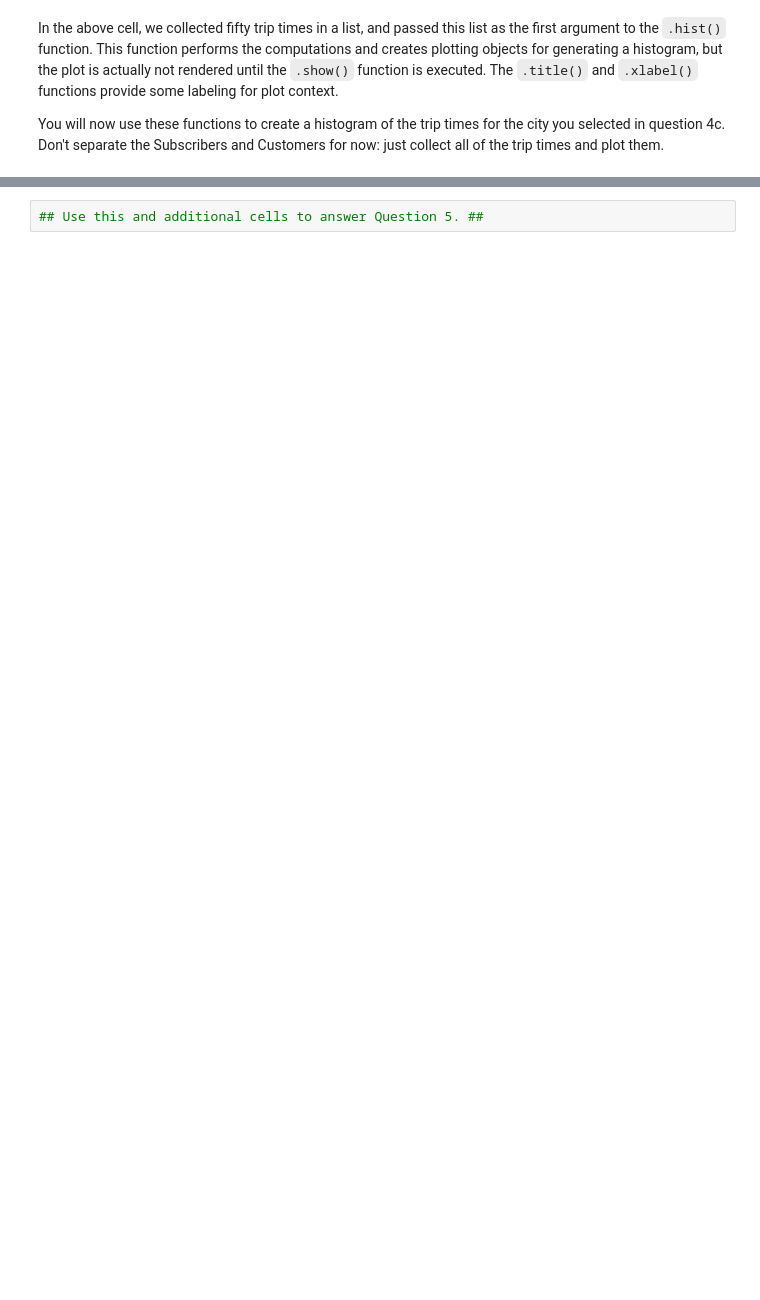
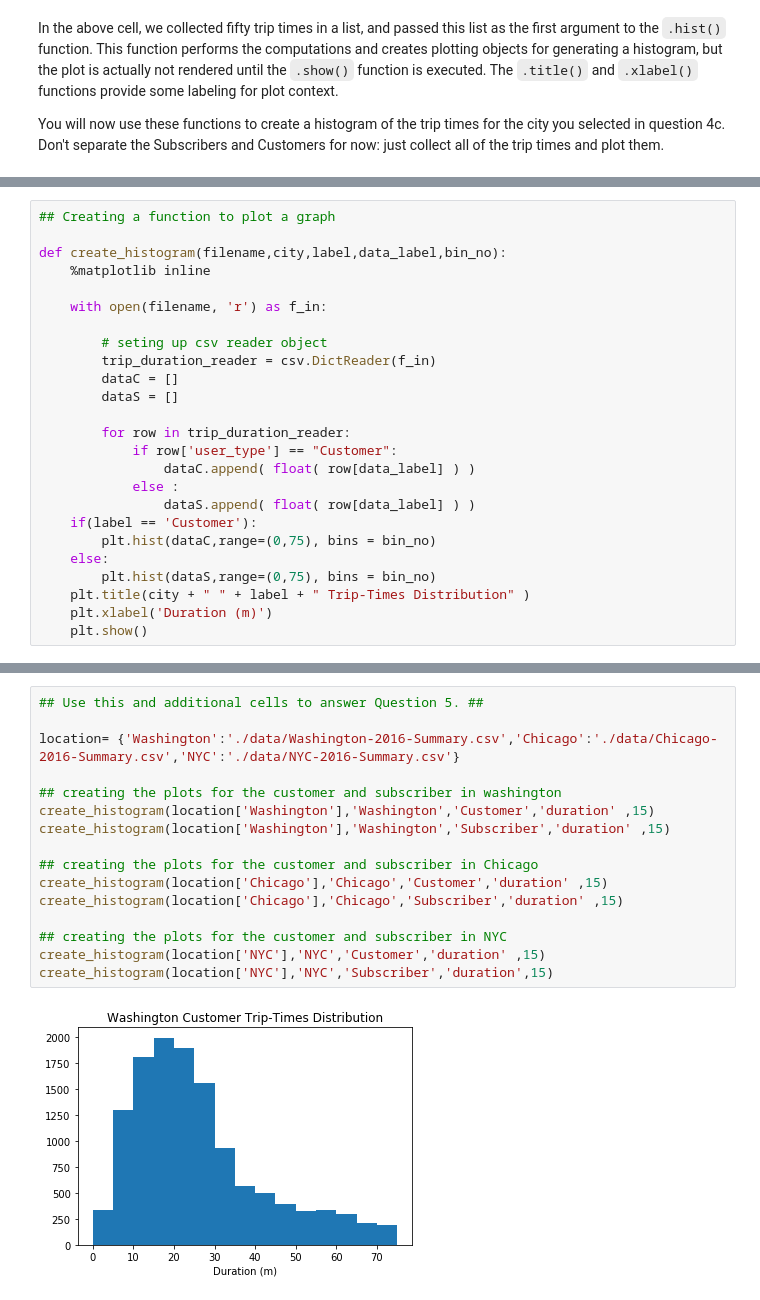
Before and after one commit to drkkgy/Udacity_Bike_Share_Data_Analysis, a Jupyter notebook: Bike_Share_Analysis.ipynb, the cells around one changed output, grey strips where cells are left out. Drawn from its saved outputs; the diff is of its cells as text; blank space fills up the shorter version.

```diff
--- a/Bike_Share_Analysis.ipynb
+++ b/Bike_Share_Analysis.ipynb
@@ -353,3 +665,28 @@ You will now use these functions to create a histogram of the trip times for the
+# %%
+## Creating a function to plot a graph
+
+def create_histogram(filename,city,label,data_label,bin_no):
+    %matplotlib inline
+
+    with open(filename, 'r') as f_in:
+
+        # seting up csv reader object
+        trip_duration_reader = csv.DictReader(f_in)
+        dataC = []
+        dataS = []
+
+        for row in trip_duration_reader:
+            if row['user_type'] == "Customer":
+                dataC.append( float( row[data_label] ) )
+            else :
+                dataS.append( float( row[data_label] ) )
+    if(label == 'Customer'):
+        plt.hist(dataC,range=(0,75), bins = bin_no)
+    else:
+        plt.hist(dataS,range=(0,75), bins = bin_no)
+    plt.title(city + " " + label + " Trip-Times Distribution" )
+    plt.xlabel('Duration (m)')
+    plt.show()
 # %% [markdown]
 If you followed the use of the `.hist()` and `.show()` functions exactly like in the example, you're probably looking at a plot that's completely unexpected. The plot consists of one extremely tall bar on the left, maybe a very short second bar, and a whole lot of empty space in the center and right. Take a look at the duration values on the x-axis. This suggests that there are some highly infrequent outliers in the data. Instead of reprocessing the data, you will use additional parameters with the `.hist()` function to limit the range of data that is plotted. Documentation for the function can be found [[here]](https://matplotlib.org/devdocs/api/_as_gen/matplotlib.pyplot.hist.html#matplotlib.pyplot.hist).
 
@@ -359,2 +700,18 @@ If you followed the use of the `.hist()` and `.show()` functions exactly like in
-# %%
-## Use this and additional cells to answer Question 5. ##
+# %%
+## Use this and additional cells to answer Question 5. ##
+
+location= {'Washington':'./data/Washington-2016-Summary.csv','Chicago':'./data/Chicago-2016-Summary.csv','NYC':'./data/NYC-2016-Summary.csv'}
+
+## creating the plots for the customer and subscriber in washington
+create_histogram(location['Washington'],'Washington','Customer','duration' ,15)
+create_histogram(location['Washington'],'Washington','Subscriber','duration' ,15)
+
+## creating the plots for the customer and subscriber in Chicago
+create_histogram(location['Chicago'],'Chicago','Customer','duration' ,15)
+create_histogram(location['Chicago'],'Chicago','Subscriber','duration' ,15)
+
+## creating the plots for the customer and subscriber in NYC
+create_histogram(location['NYC'],'NYC','Customer','duration' ,15)
+create_histogram(location['NYC'],'NYC','Subscriber','duration',15)
+# %% [output]
+[figure, added]
```
Also changed, not shown: parts of 30 cells of this notebook, 12 other files.
